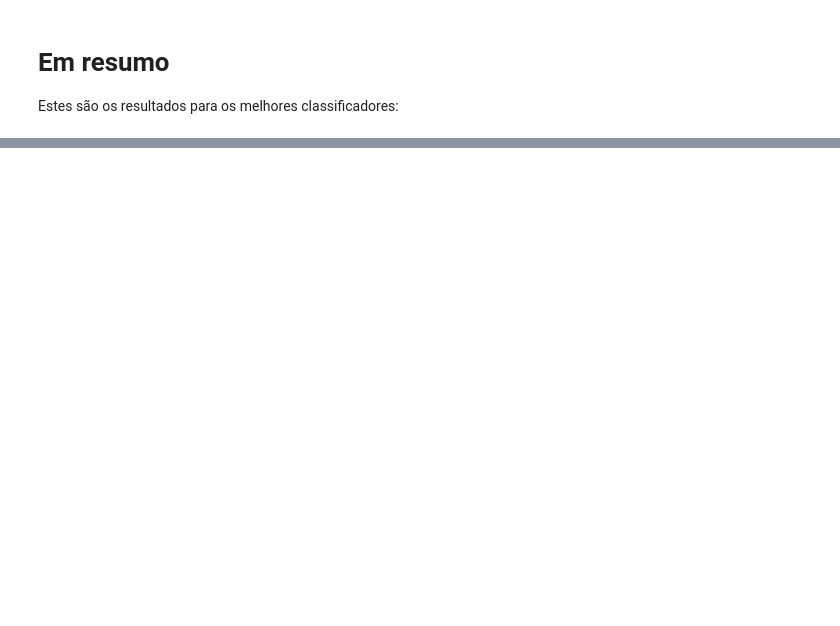
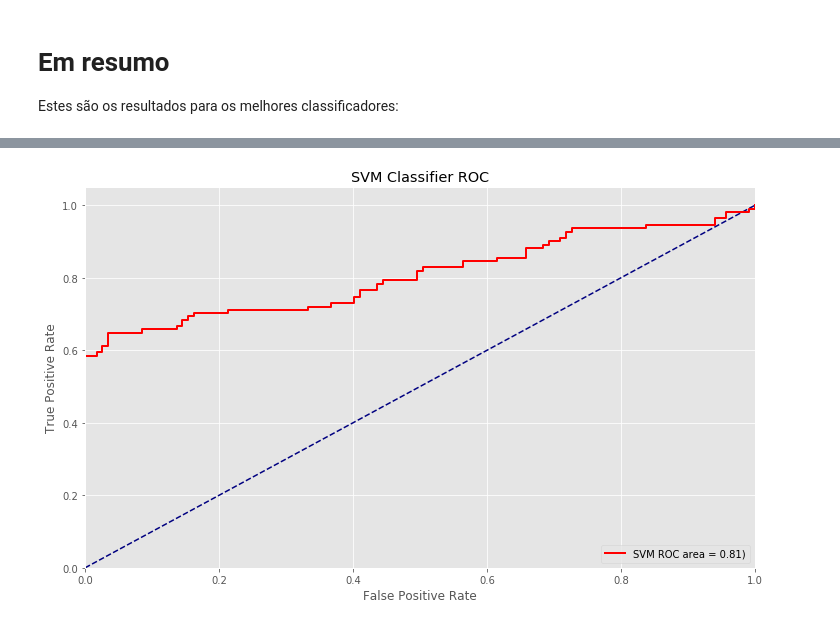
Before and after one commit to lucashelfs/mac0499, a Jupyter notebook: códigos/classificador/Classificador - Final.ipynb, the cells around one changed output, grey strips where cells are left out. Saved outputs shown, nothing was run; the diff lists cells and outputs as text; code cells hidden in the pictures; blank space fills up the shorter version.

```diff
--- a/códigos/classificador/Classificador - Final.ipynb
+++ b/códigos/classificador/Classificador - Final.ipynb
@@ -544,0 +808,11 @@ avg / total       0.61      0.61      0.61       182
+# %%
+from collections import Counter
+from sklearn.datasets import make_classification
+from imblearn.over_sampling import RandomOverSampler
+
+print('Original dataset shape %s' % Counter(y_train))
+
+ros = RandomOverSampler(random_state=42)
+X_res, y_res = ros.fit_resample(X_train, y_train)
+
+print('Resampled dataset shape %s' % Counter(y_res))
@@ -544,0 +822,6 @@ avg / total       0.61      0.61      0.61       182
+# %%
+X_train, X_test, y_train, y_test = train_test_split(
+        X_res,
+        y_res,
+        test_size=0.3
+)
@@ -544,0 +832,3 @@ avg / total       0.61      0.61      0.61       182
+# %%
+grid = GridSearchCV(SVC(),param_grid,refit = True, verbose=0)
+grid.fit(X_train, y_train)
@@ -544,0 +865,25 @@ avg / total       0.61      0.61      0.61       182
+# %%
+from sklearn.metrics import roc_curve
+from sklearn.metrics import auc
+
+rbf_svc = SVC(kernel='rbf', gamma=1, C=1,probability=True)
+rbf_svc_fitted = rbf_svc.fit(X_train, y_train)
+predictedprobSVC = rbf_svc_fitted.predict_proba(X_test)
+
+#GET ROC DATA
+fpr, tpr, thresholds = roc_curve(y_test, predictedprobSVC[:,1])
+roc_auc = auc(fpr, tpr)
+
+#GRAPH DATA
+plt.figure()
+plt.xlabel('False Positive Rate')
+plt.ylabel('True Positive Rate')
+plt.plot([0, 1], [0, 1], color='navy', linestyle='--')
+plt.xlim([0.0, 1.0])
+plt.ylim([0.0, 1.05])
+plt.title('SVM Classifier ROC')
+plt.plot(fpr, tpr, color='red', lw=2, label='SVM ROC area = %0.2f)' % roc_auc)
+plt.legend(loc="lower right")
+plt.show()
+# %% [output]
+[figure, added]
```
Also changed, not shown: parts of 115 cells of this notebook.
